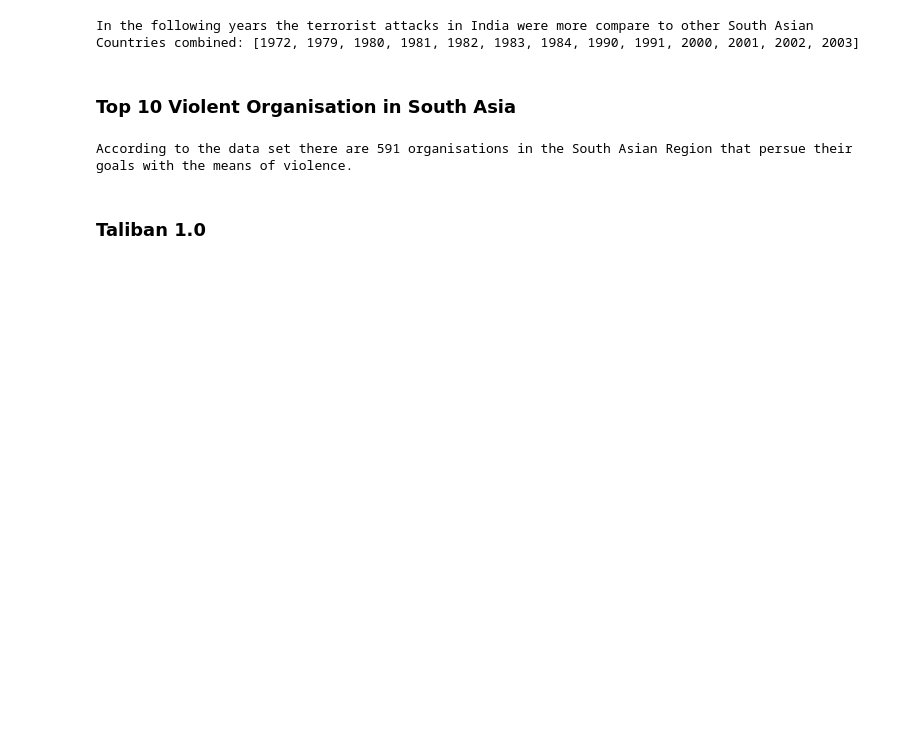
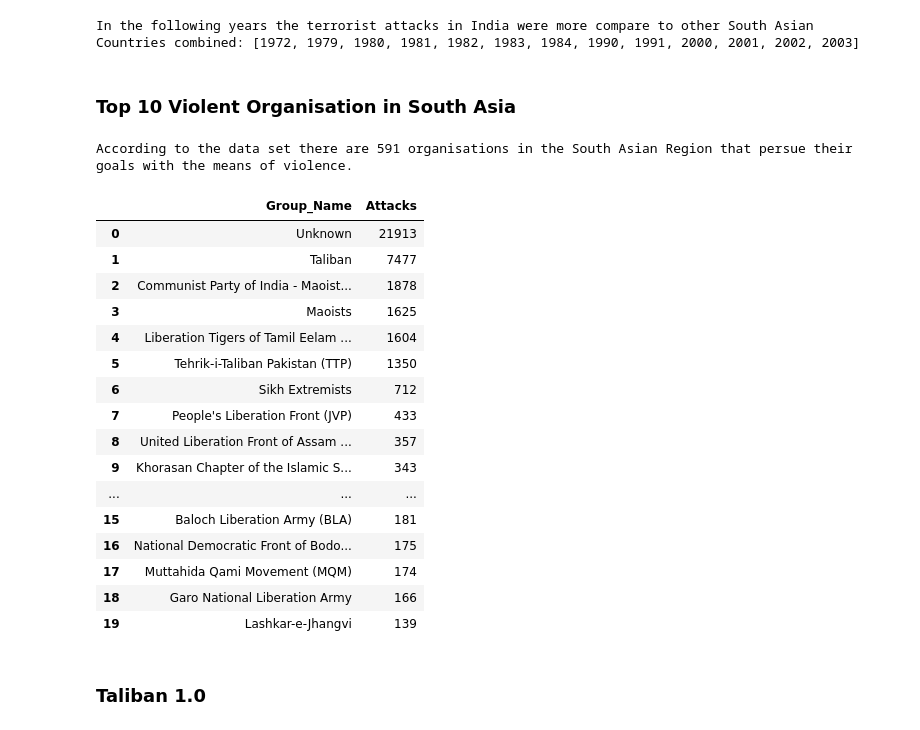
Before and after one commit to chvikas/global-terrorism-analysis, a Jupyter notebook: Global_Terrorism_Analysis_Capstone_Project.ipynb, the cells around one changed output. Cells and saved outputs as stored; diff of their text form; code cells hidden in the pictures; blank space fills up the shorter version.

```diff
--- a/Global_Terrorism_Analysis_Capstone_Project.ipynb
+++ b/Global_Terrorism_Analysis_Capstone_Project.ipynb
@@ -1228,10 +1282,31 @@ In the following years the terrorist attacks in India were more compare to other
 ### Top 10 Violent Organisation in South Asia
 # %%
 # Total organisations
-total_organisations = len(list(southAsia_df['Group_Name'].value_counts()))
-print(f'According to the data set there are {total_organisations} organisations in the South Asian Region that persue their goals with the means of violence.')
+sAsia_orgs = southAsia_df['Group_Name'].value_counts()
+print(f'According to the data set there are {len(sAsia_orgs)} organisations in the South Asian Region that persue their goals with the means of violence.')
 # %% [output]
 According to the data set there are 591 organisations in the South Asian Region that persue their goals with the means of violence.
+# %%
+sAsia_orgs = sAsia_orgs.reset_index()
+sAsia_orgs.rename(columns={'index':'Group_Name', 'Group_Name':'Attacks'})[0:20]
+# %% [output]
+|  | Group_Name | Attacks |
+| 0 | Unknown | 21913 |
+| 1 | Taliban | 7477 |
+| 2 | Communist Party of India - Maoist... | 1878 |
+| 3 | Maoists | 1625 |
+| 4 | Liberation Tigers of Tamil Eelam ... | 1604 |
+| 5 | Tehrik-i-Taliban Pakistan (TTP) | 1350 |
+| 6 | Sikh Extremists | 712 |
+| 7 | People's Liberation Front (JVP) | 433 |
+| 8 | United Liberation Front of Assam ... | 357 |
+| 9 | Khorasan Chapter of the Islamic S... | 343 |
+| ... | ... | ... |
+| 15 | Baloch Liberation Army (BLA) | 181 |
+| 16 | National Democratic Front of Bodo... | 175 |
+| 17 | Muttahida Qami Movement (MQM) | 174 |
+| 18 | Garo National Liberation Army | 166 |
+| 19 | Lashkar-e-Jhangvi | 139 |
 # %% [markdown]
 ### Taliban 1.0
 # %%
```
Also changed, not shown: parts of 77 cells of this notebook.
